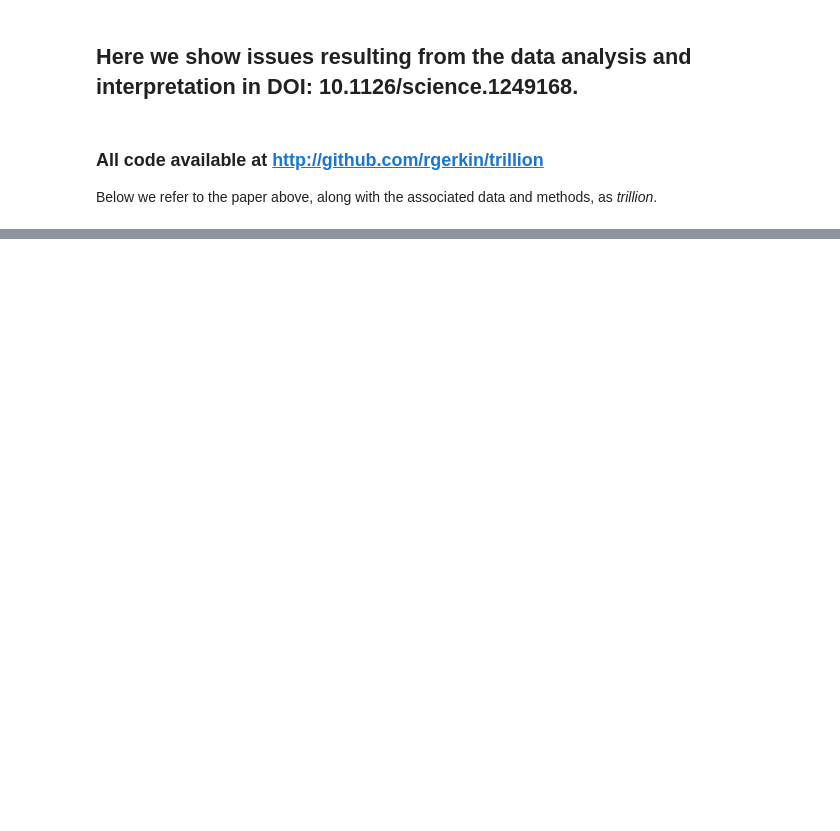
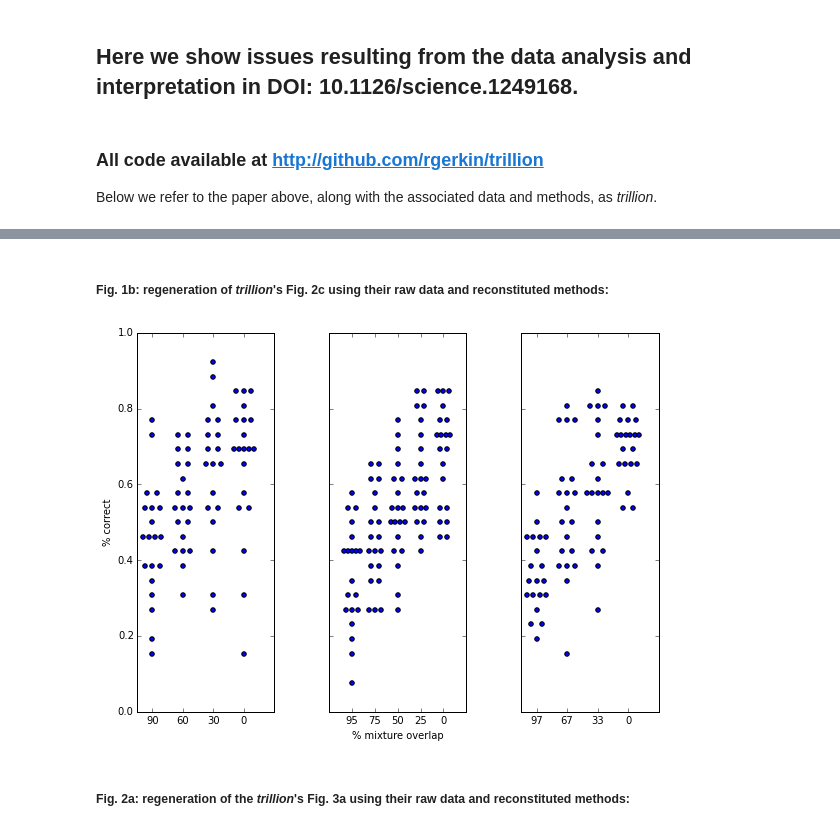
Before and after one commit to rgerkin/trillion, a Jupyter notebook: arxiv.ipynb, the cells around one changed output, grey strips where cells are left out. Cells and saved outputs as stored; diff of their text form; code cells hidden in the pictures; blank space fills up the shorter version.

```diff
--- a/arxiv.ipynb
+++ b/arxiv.ipynb
@@ -35,3 +42,11 @@ r = results # Rename for convenience.
+# %% [markdown]
+##### Fig. 1b: regeneration of <i>trillion</i>'s Fig. 2c using their raw data and reconstituted methods:
+# %%
+trillion.fig2x(results,fig='c')
+# %% [output]
+[figure, added]
+# %% [markdown]
+##### Fig. 2a: regeneration of the <i>trillion</i>'s Fig. 3a using their raw data and reconstituted methods:
 # %%
 # Regenerate Fig. 3a from Bushdid et al. using their data and methods.
 overlap = trillion.fig3x(results,fig='a')
```
Also changed, not shown: parts of 29 cells of this notebook, 1 other file.
